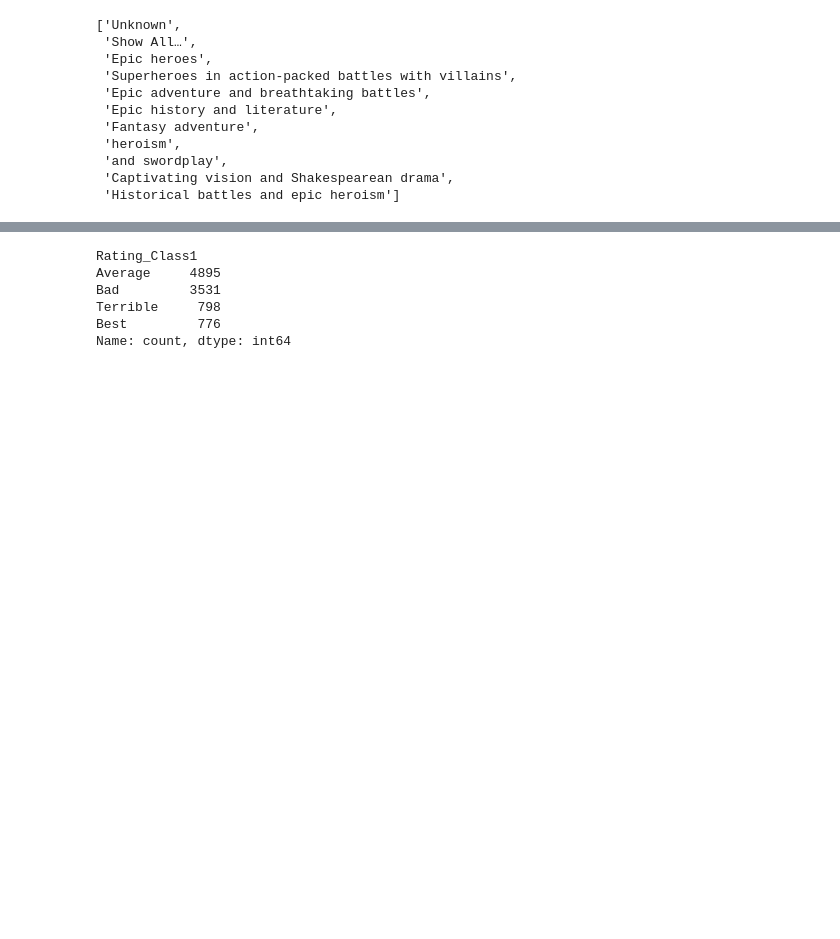
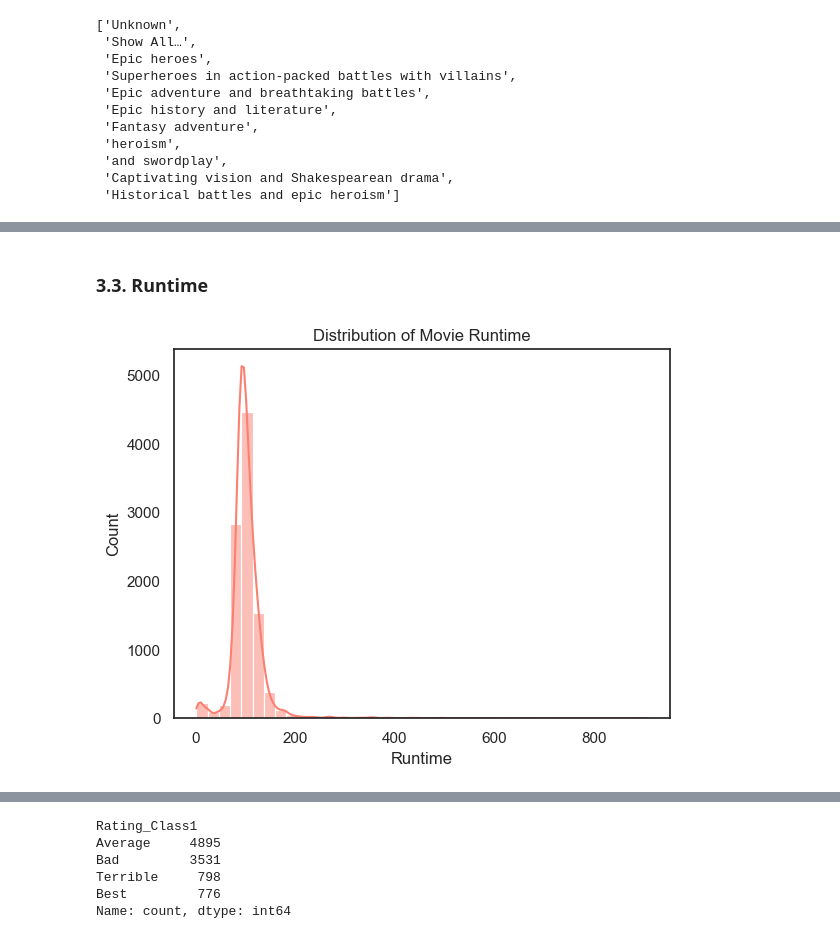
Before and after one commit to tomciolowsky/MoviesClassification, a Jupyter notebook: analysis.ipynb, the cells around one changed output, grey strips where cells are left out. Drawn from its saved outputs; the diff is of its cells as text; code cells hidden in the pictures; blank space fills up the shorter version.

```diff
--- a/analysis.ipynb
+++ b/analysis.ipynb
@@ -143,0 +183,8 @@ df = df.drop('Genres', axis=1)
+# %% [markdown]
+### 3.3. Runtime
+# %%
+sns.histplot(df['Runtime'], bins=40,kde=True, color='salmon')
+plt.title('Distribution of Movie Runtime')
+plt.show()
+# %% [output]
+[figure, added]
```
Also changed, not shown: parts of 59 cells of this notebook, 1 other file.
